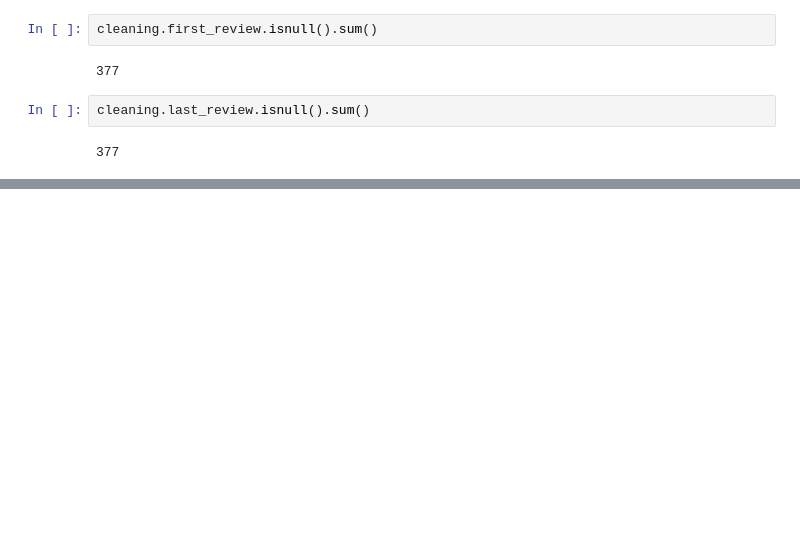
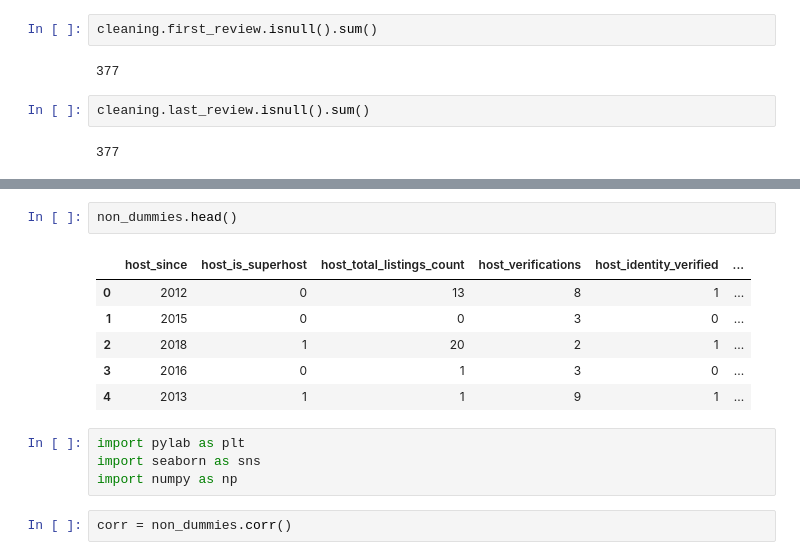
Before and after one commit to mariozapatero/Machine_Learning_Competition, a Jupyter notebook: 2_Data_Cleaning.ipynb, the cells around one changed output, grey strips where cells are left out. Drawn from its saved outputs; the diff is of its cells as text; blank space fills up the shorter version.

```diff
--- a/2_Data_Cleaning.ipynb
+++ b/2_Data_Cleaning.ipynb
@@ -470,0 +607,15 @@ cleaning.head()
+# %%
+non_dummies.head()
+# %% [output]
+|  | host_since | host_is_superhost | host_total_listings_count | host_verifications | host_identity_verified | ... |
+| 0 | 2012 | 0 | 13 | 8 | 1 | ... |
+| 1 | 2015 | 0 | 0 | 3 | 0 | ... |
+| 2 | 2018 | 1 | 20 | 2 | 1 | ... |
+| 3 | 2016 | 0 | 1 | 3 | 0 | ... |
+| 4 | 2013 | 1 | 1 | 9 | 1 | ... |
+# %%
+import pylab as plt
+import seaborn as sns
+import numpy as np
+# %%
+corr = non_dummies.corr()
```
Also changed, not shown: parts of 35 cells of this notebook, 1 other file.
